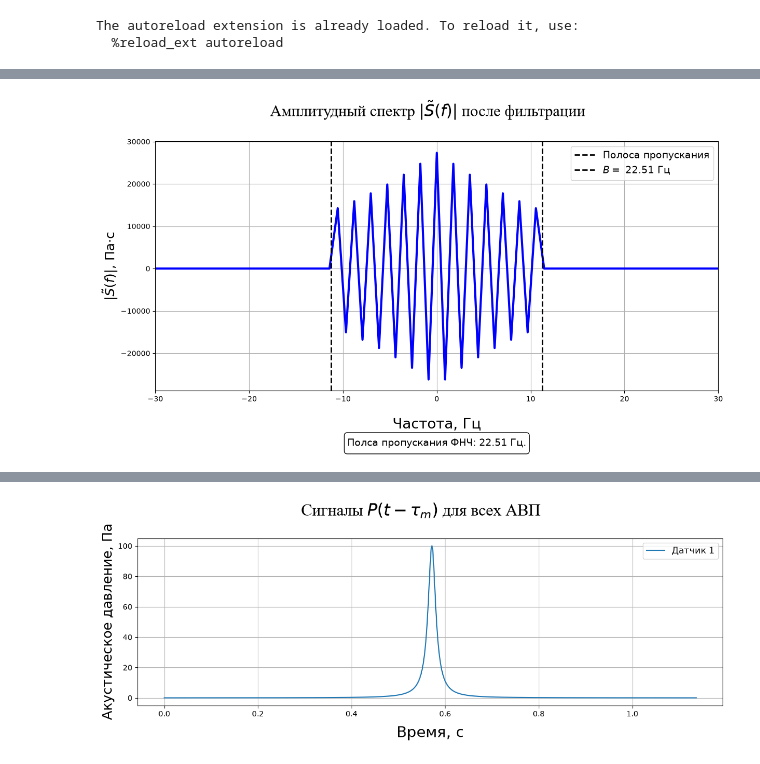
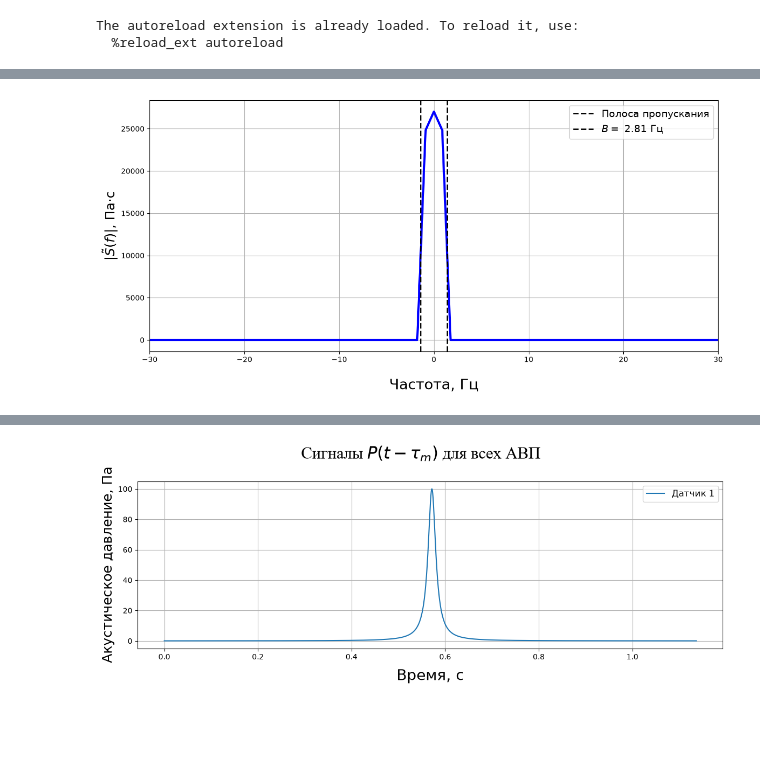
Before and after one commit to veitnemed/piling-main, a Jupyter notebook: notebook.ipynb, the cells around one changed output, grey strips where cells are left out. Cells and saved outputs as stored; diff of their text form; code cells hidden in the pictures; blank space fills up the shorter version.

```diff
--- a/notebook.ipynb
+++ b/notebook.ipynb
@@ -39,12 +39,12 @@ sin_signal = get_sin_signal(config_parametrs)
 
 pulse_signal = get_impulse_signal(config_parametrs)
 pulse_signal_copy = pulse_signal.copy()
-energy_pulse_value = calculate_energy(pulse_signal, config_parametrs["time_vector"])
+energy_pulse_value = calculate_energy(pulse_signal_copy, config_parametrs["time_vector"])
 
-spectrum_signal = calculate_freq_spectr(pulse_signal, cfg.FS)
+spectrum_signal = calculate_freq_spectr(pulse_signal_copy, cfg.FS)
 f_rms_betta = calculate_f_rms(spectrum_signal, config_parametrs)
 
-K = 2
+K = 0.5
 B = K*f_rms_betta
 width_rms = K*f_rms_betta
 spectrum_filtering_signal = spectrum_filtering(spectrum_signal, B)
@@ -188,62 +176,46 @@ plt.show()
 
 
 # Построение графика
-title_main = "Амплитудный спектр S(f)"
+title_main = "Отфилтрованный амплитудный спектр S(f)"
 fig, ax = plt.subplots(1, 1, figsize=(14, 8))
 fig.subplots_adjust(top=0.85, bottom=0.25)
 
 
 ax.plot(
-    cfg.FREQ_VECTOR, spectrum_filtering_signal,
+    cfg.FREQ_VECTOR, np.abs(spectrum_filtering_signal),
     color="blue", linewidth=3
 )
 
 # Названия осей и заголовок
 ax.set_xlabel("Частота, Гц", labelpad=20, fontsize=20)
 ax.set_ylabel(r"$|\tilde{S}(f)|$, Па·с", fontsize=18)
-fig.suptitle(
-    r"Амплитудный спектр $|\tilde{S}(f)|$ после фильтрации",
-    y=0.925, va="center",
-    fontfamily="Times New Roman", fontsize=22
-)
 
 # Центр импульса и отметки времени
 
 
 ax.axvline(
     -B/2,
     color="black", linestyle="--", linewidth=2,
     label="Полоса пропускания"
 )
 
 ax.axvline(
     B/2,
     color="black", linestyle="--", linewidth=2,
     label=r"$B  = $" + f" {B:.2f} Гц"
 )
 
 ax.legend(loc="upper right", fontsize=14)
 
 # Параметры под графиком
-info = (
 
-    f"Полса пропускания ФНЧ: {B:.2f} Гц."
+ax.set_xlim(-30,30)
 
-)
-ax.set_xlim(-30,30)
-ax.text(
-    0.5, -0.18, info,
-    transform=ax.transAxes,
-    fontsize=14, linespacing=1.5,
-    ha="center", va="top",
-    bbox=dict(boxstyle="round", facecolor="none", alpha=1),
-    clip_on=False
-)
 ax.grid(True)
 plt.savefig(fname = f"images/notebook/{title_main}", bbox_inches = 'tight', dpi = 300)
 plt.show()
 # %% [output]
-[figure, old version]
+[figure, new version]
 # %%
 
 
```
Also changed, not shown: parts of 6 cells of this notebook, 11 other files.
